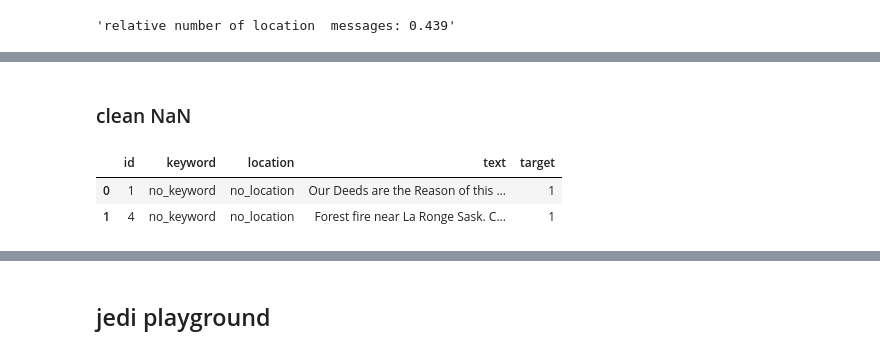
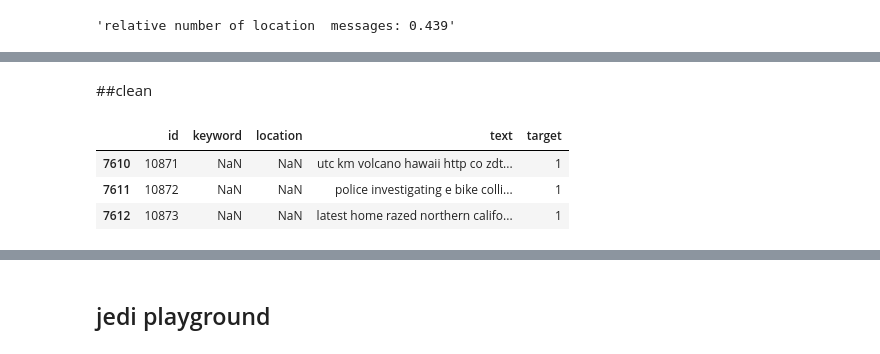
Before and after one commit to TTD-JPO/TDD-project, a Jupyter notebook: Main_TweetDisasterDetection.ipynb, the cells around one changed output, grey strips where cells are left out. Cells and saved outputs as stored; diff of their text form; code cells hidden in the pictures.

```diff
--- a/Main_TweetDisasterDetection.ipynb
+++ b/Main_TweetDisasterDetection.ipynb
@@ -139,2 +183,2 @@ plt.show()
 # %% [markdown]
-### clean NaN
+##clean
@@ -148,7 +185 @@ for col in  missing_cols:
-# %%
-dtt_clean.head(2)
-# %% [output]
-|  | id | keyword | location | text | target |
-| 0 | 1 | no_keyword | no_location | Our Deeds are the Reason of this ... | 1 |
-| 1 | 4 | no_keyword | no_location | Forest fire near La Ronge Sask. C... | 1 |
 # %%
@@ -156,2 +187,9 @@ dtt_clean.head(2)
 # should not be used for TFIDF stuff since these cleaning is down there as well :)
+# %%
+dt.tail(3)
+# %% [output]
+|  | id | keyword | location | text | target |
+| 7610 | 10871 | NaN | NaN | utc km volcano hawaii http co zdt... | 1 |
+| 7611 | 10872 | NaN | NaN | police investigating e bike colli... | 1 |
+| 7612 | 10873 | NaN | NaN | latest home razed northern califo... | 1 |
 # %% [markdown]
```
Also changed, not shown: parts of 40 cells of this notebook.
